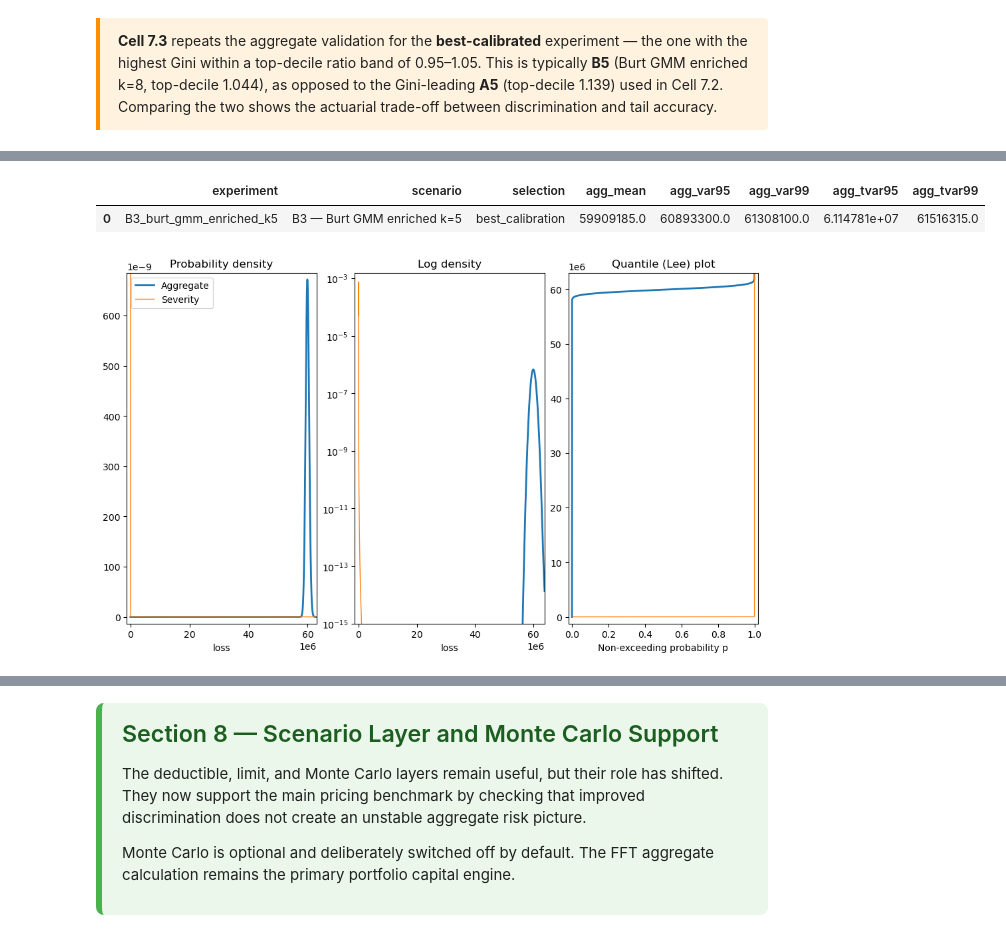
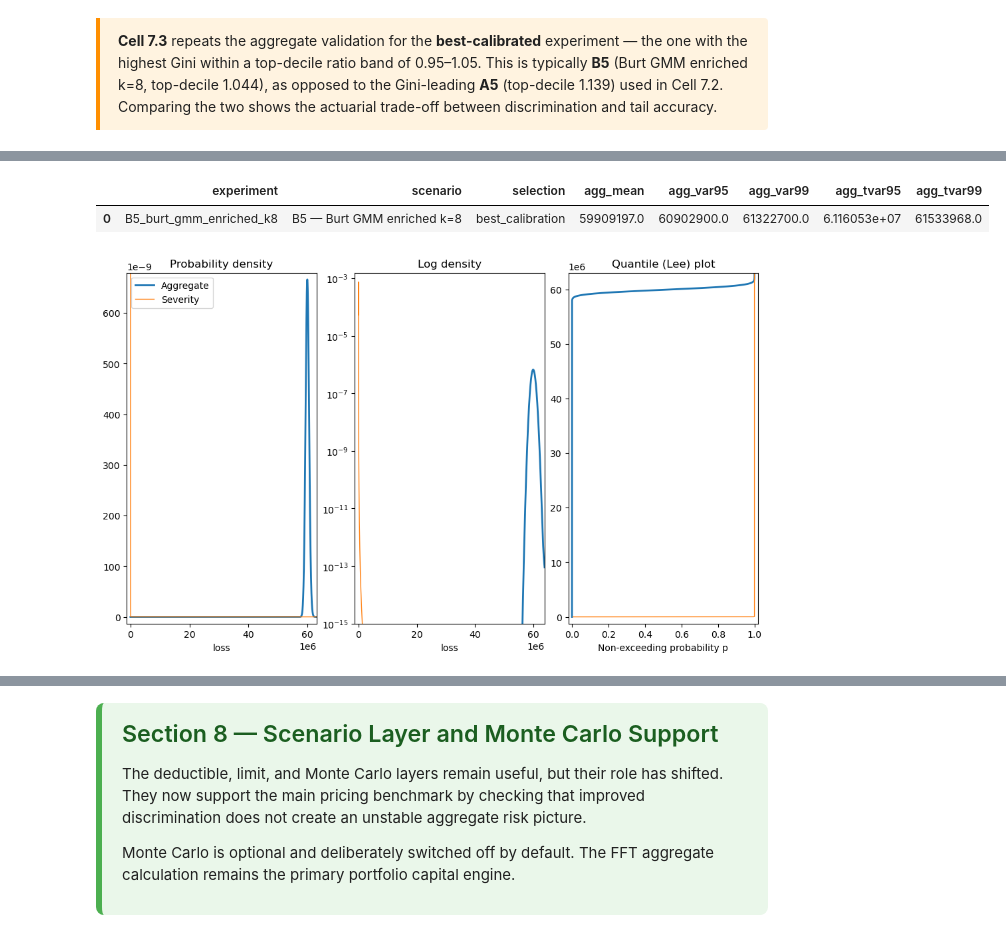
Before and after one commit to evrelegh/P-C, a Jupyter notebook: motor_burt_benchmark.ipynb, the cells around one changed output, grey strips where cells are left out. Drawn from its saved outputs; the diff is of its cells as text; code cells hidden in the pictures.

```diff
--- a/motor_burt_benchmark.ipynb
+++ b/motor_burt_benchmark.ipynb
@@ -3946,44 +4087,31 @@ trade-off between discrimination and tail accuracy.
 # ============================================================
 # Section: 7
 # Cell: 7.3
-# Title: Aggregate Validation — Best Calibration Experiment (B3)
-# Version: 3.0.0
-# Date: 2026-05-11
+# Title: Aggregate Validation — Best Calibration Experiment (B5)
+# Version: 4.0.0
+# Date: 2026-05-17
 # Description:
-# Evaluate VaR and TVaR for B3 using empirical per-segment CVs
-# from weighted lognormal MLE. agg_params_calib retained for Cell 8.1.
+# Evaluate VaR and TVaR for the best calibration experiment
+# selected by Cell 6.6 (B5 — Burt GMM enriched k=8).
+# Empirical per-segment CVs from weighted lognormal MLE.
+# agg_params_calib retained for Cell 8.1.
 # ============================================================
 
-if 'benchmark_results' not in globals() or benchmark_results.empty:
-    raise RuntimeError('Run Cell 5.3 before this cell.')
+if "best_calib_data" not in globals():
+    raise RuntimeError("Run Cell 6.6 before this cell.")
+if "best_calib_name" not in globals():
+    raise RuntimeError("Run Cell 6.6 before this cell.")
 
-CALIB_LOWER = 0.95
-CALIB_UPPER = 1.05
-
-calibrated = benchmark_results.loc[
-    benchmark_results['top_decile_actual_to_predicted'].between(CALIB_LOWER, CALIB_UPPER)
-].copy()
-
-if calibrated.empty:
-    print(f'No experiment in band {CALIB_LOWER}\u2013{CALIB_UPPER}. Widening to 0.90\u20131.10...')
-    calibrated = benchmark_results.loc[
-        benchmark_results['top_decile_actual_to_predicted'].between(0.90, 1.10)
-    ].copy()
-
-best_calib_experiment = calibrated.sort_values('gini', ascending=False).iloc[0]
-best_calib_name       = best_calib_experiment['experiment']
-best_calib_data       = experiment_data[best_calib_name].copy()
-best_calib_metrics    = best_calib_experiment.to_dict()
-
-print('=' * 60)
-print('Aggregate Validation — Best Calibration Experiment')
-print(f'Experiment : {best_calib_name}')
+print("=" * 60)
+print("Aggregate Validation — Best Calibration Experiment")
+print(f"Experiment : {best_calib_name}")
 print(f"Gini       : {best_calib_metrics['gini']:.4f}")
 print(f"Top-decile : {best_calib_metrics['top_decile_actual_to_predicted']:.3f}")
-print(f'Band       : {CALIB_LOWER} \u2014 {CALIB_UPPER}')
-print('=' * 60)
+print("=" * 60)
 
-seg_col_calib = 'risk_cluster' if 'risk_cluster' in best_calib_data.columns else None
+seg_col_calib = (
+    "risk_cluster" if "risk_cluster" in best_calib_data.columns else None
+)
 
 agg_port_calib, agg_params_calib, aggregate_metrics_calib = run_aggregate_validation(
     best_calib_data,
@@ -3992,16 +4120,17 @@ agg_port_calib, agg_params_calib, aggregate_metrics_calib = run_aggregate_valida
     bs=100,
 )
 
-print('\nAggregate risk metrics')
-print('----------------------')
+print("\nAggregate risk metrics")
+print("----------------------")
 for k, v in aggregate_metrics_calib.items():
-    print(f'{k:<12}: {v:,.0f}')
+    print(f"{k:<12}: {v:,.0f}")
 
 aggregate_metric_row_calib = pd.DataFrame([{
-    'experiment': best_calib_name,
-    'scenario':   scenario_labels.get(best_calib_name, best_calib_name)
-                  if 'scenario_labels' in globals() else best_calib_name,
-    'selection':  'best_calibration',
+    "experiment": best_calib_name,
+    "scenario":   best_calib_label
+                  if "best_calib_label" in globals()
+                  else best_calib_name,
+    "selection":  "best_calibration",
     **aggregate_metrics_calib,
 }])
 
@@ -4028,5 +4157,5 @@ agg_tvar99  : 61,516,315
 |  | experiment | scenario | selection | agg_mean | agg_var95 | agg_var99 | agg_tvar95 | agg_tvar99 |
-| 0 | B3_burt_gmm_enriched_k5 | B3 — Burt GMM enriched k=5 | best_calibration | 59909185.0 | 60893300.0 | 61308100.0 | 6.114781e+07 | 61516315.0 |
+| 0 | B5_burt_gmm_enriched_k8 | B5 — Burt GMM enriched k=8 | best_calibration | 59909197.0 | 60902900.0 | 61322700.0 | 6.116053e+07 | 61533968.0 |
 [figure]
 # %% [markdown]
 <div style="
```
Also changed, not shown: parts of 6 cells of this notebook.
